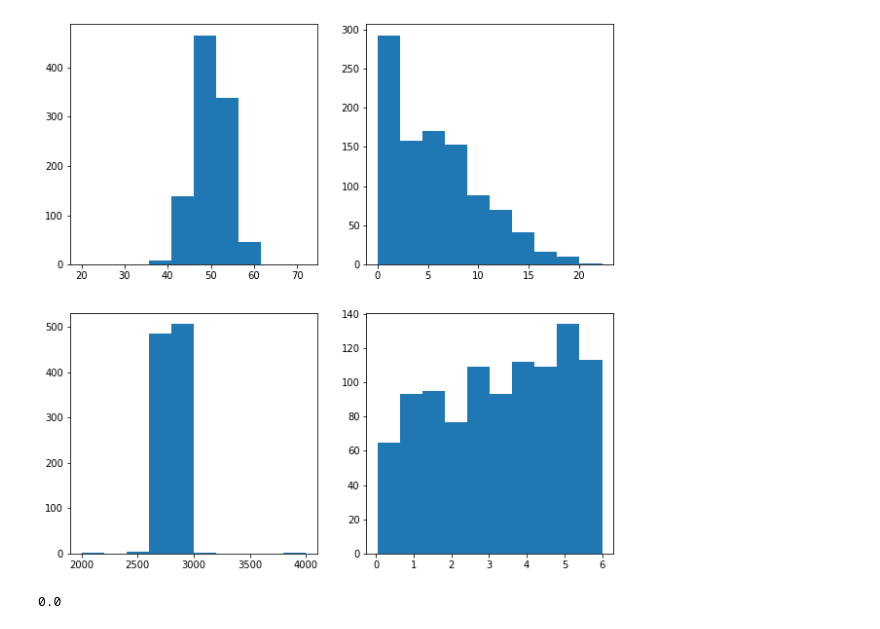
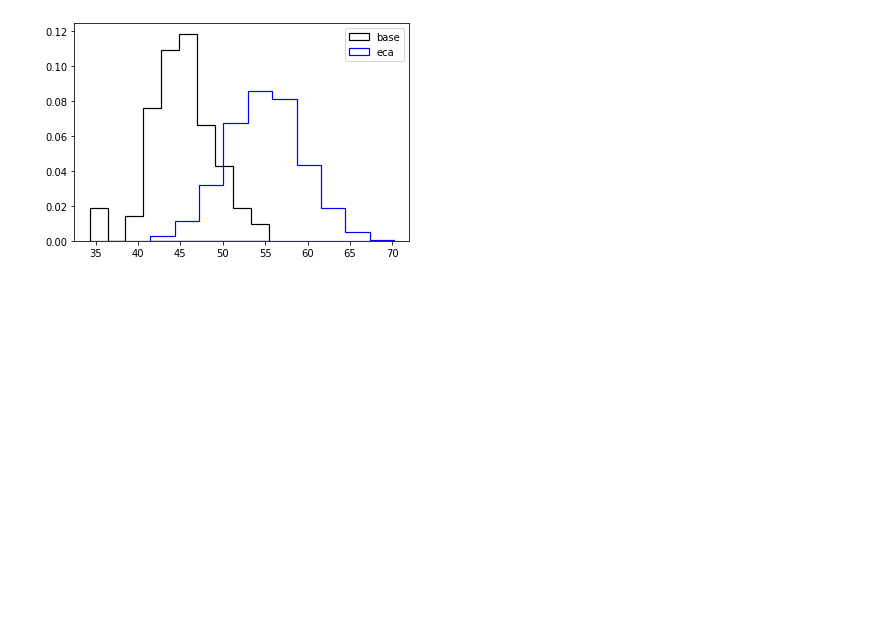
Before and after one commit to csrinesh/balance_cohort, a Jupyter notebook: cohortbalancer.ipynb, the cells around one changed output. Drawn from its saved outputs; the diff is of its cells as text; code cells hidden in the pictures; blank space fills up the shorter version.

```diff
--- a/cohortbalancer.ipynb
+++ b/cohortbalancer.ipynb
@@ -22,17 +25,10 @@ def plot_dist(data):
 # %%
 # For Base cohort
 age = 45
-lab1 = 3.4
-lab2 = 3000
-lab3 = 10
 
-mean = [age, lab1, lab2]
-cov = [[14, 20, 0.3],
-       [20, 100, 0.8],
-       [0.3, 0.8, 5000]]
+mean = [age]
+cov = [[14]]
 
 x = np.random.default_rng().multivariate_normal(mean, cov, config['nbase'])
 x[x< 0] = 0
-x = np.concatenate((x, 5*np.random.beta(1, 2, size=config['nbase']).reshape(-1, 1)),
-                   axis=1)
-data_base = pd.DataFrame(x, columns=['age', 'lab1', 'lab2', 'lab3'])
+data_base = pd.DataFrame(x, columns=['age'])
@@ -43,25 +35,15 @@ plot_dist(data_base)
 # %%
 # For External cohort
-age = 50
-lab1 = 5
-lab2 = 2800
-lab3 = 12
+age = 55
 
-mean = [age, lab1, lab2]
-cov = [[15, 11, 4],
-       [11, 30, 5],
-       [4, 5, 5000]]
+mean = [age]
+cov = [[20]]
 x = np.random.default_rng().multivariate_normal(mean, cov, config['neca'])
 x[x< 0] = 0
-x = np.concatenate((x, 6*np.random.beta(1.2, 0.9, size=config['neca']).reshape(-1, 1)),
-                   axis=1)
-data_eca = pd.DataFrame(x, columns=['age', 'lab1', 'lab2', 'lab3'])
+data_eca = pd.DataFrame(x, columns=['age'])
-# %%
-data_eca = data_eca.iloc[0:-2]
-xp = pd.DataFrame([[72, 12, 4000, 2], [20, 11, 2000, 3]],
-                 columns=['age', 'lab1', 'lab2', 'lab3'])
-data_eca = pd.concat([data_eca, xp]).reset_index(drop=True)
 # %%
-plot_dist(data_eca)
+data_base.name = 'base'
+data_eca.name = 'eca'
+plot_dist(data_base, data_eca)
 # %% [output]
-[figure, old version]
+[figure, new version]
@@ -76,7 +50,3 @@ kl_pq = rel_entr(p, q)
-# %%
-sum(kl_pq)
-# %% [output]
-0.0
 # %%
 for i, col in enumerate(data_base.columns):
     plt.figure()
```
Also changed, not shown: parts of 20 cells of this notebook.
